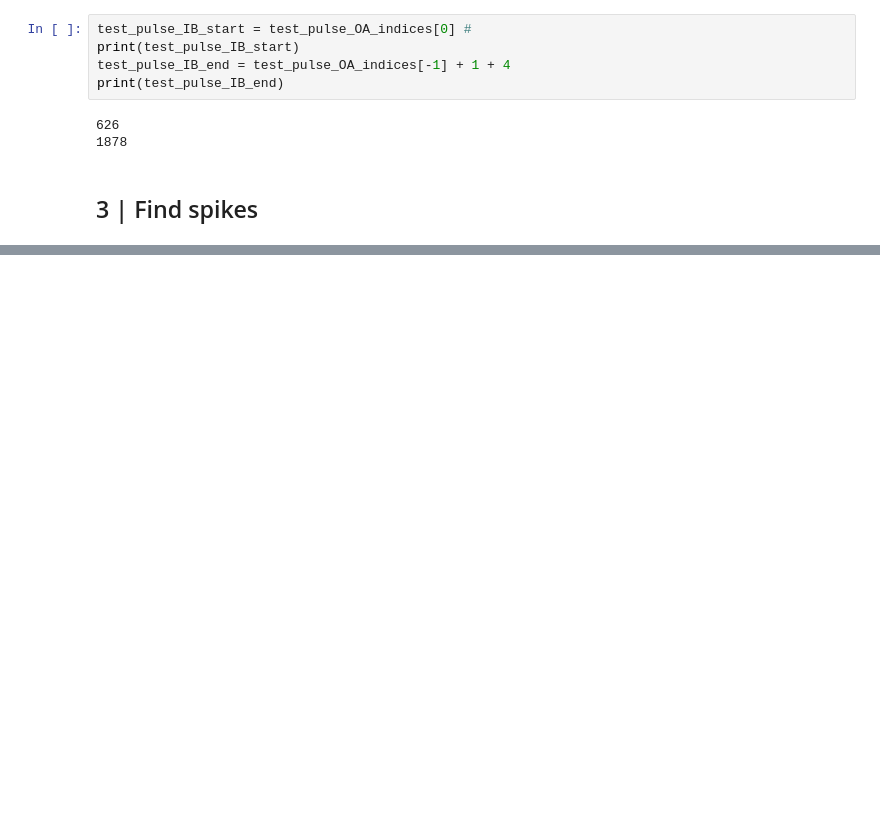
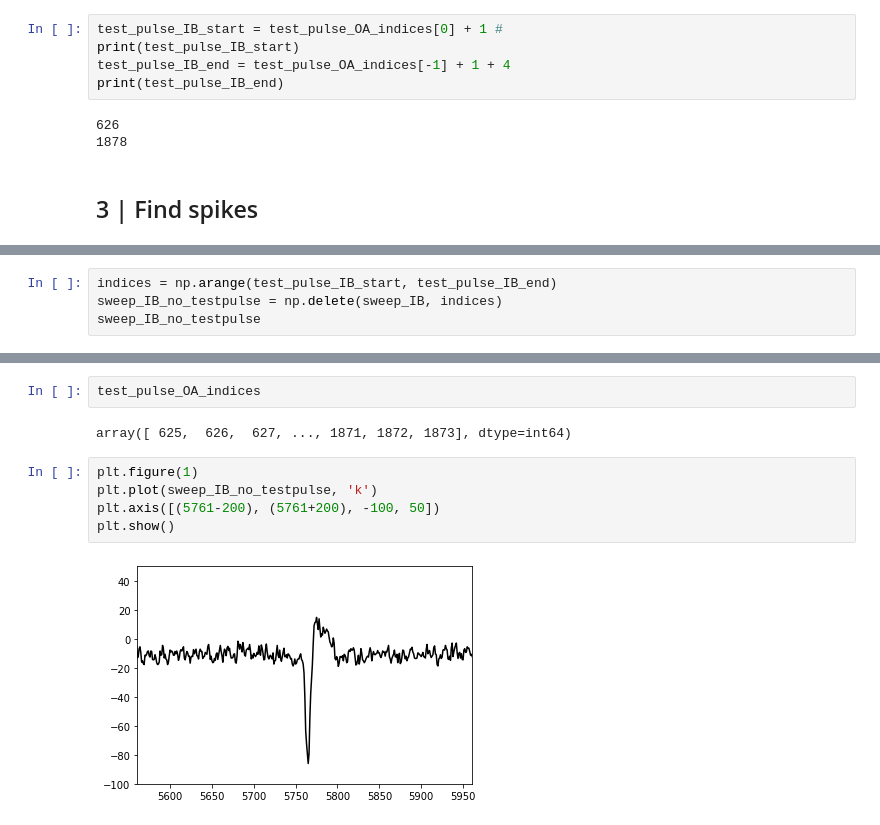
Before and after one commit to opavon/PAG_ephys_analysis, a Jupyter notebook: loose_seal/loose_seal_3_findspikes_develop.ipynb, the cells around one changed output, grey strips where cells are left out. Drawn from its saved outputs; the diff is of its cells as text; blank space fills up the shorter version.

```diff
--- a/loose_seal/loose_seal_3_findspikes_develop.ipynb
+++ b/loose_seal/loose_seal_3_findspikes_develop.ipynb
@@ -138,7 +138,7 @@ plt.show()
 # %% [markdown]
 ### 2.2 | Get test_pulse indices to remove the epochs where voltage is injected from analysis
 # %%
-test_pulse_IB_start = test_pulse_OA_indices[0] #
+test_pulse_IB_start = test_pulse_OA_indices[0] + 1 #
 print(test_pulse_IB_start)
 test_pulse_IB_end = test_pulse_OA_indices[-1] + 1 + 4
 print(test_pulse_IB_end)
@@ -149,0 +170,4 @@ print(test_pulse_IB_end)
+# %%
+indices = np.arange(test_pulse_IB_start, test_pulse_IB_end)
+sweep_IB_no_testpulse = np.delete(sweep_IB, indices)
+sweep_IB_no_testpulse
@@ -149,0 +197,11 @@ print(test_pulse_IB_end)
+# %%
+test_pulse_OA_indices
+# %% [output]
+array([ 625,  626,  627, ..., 1871, 1872, 1873], dtype=int64)
+# %%
+plt.figure(1)
+plt.plot(sweep_IB_no_testpulse, 'k')
+plt.axis([(5761-200), (5761+200), -100, 50])
+plt.show()
+# %% [output]
+[figure, added]
```
Also changed, not shown: parts of 8 cells of this notebook.
